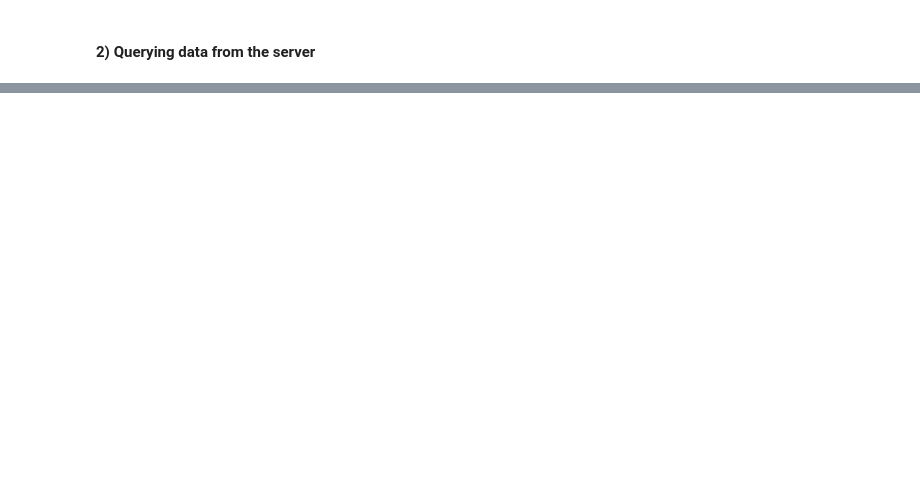
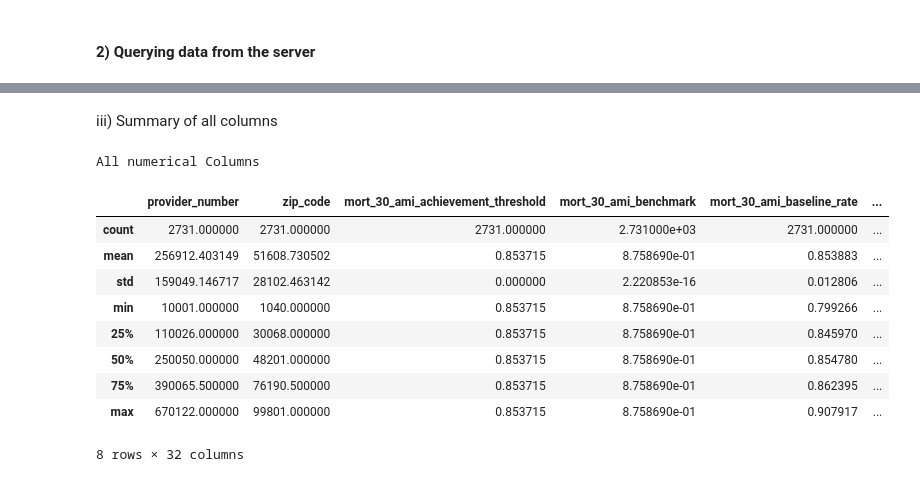
Before and after one commit to sobil-dalal/DAP_Project, a Jupyter notebook: Exploratory_Analysis_HVBP.ipynb, the cells around one changed output, grey strips where cells are left out. Cells and saved outputs as stored; diff of their text form; code cells hidden in the pictures; blank space fills up the shorter version.

```diff
--- a/Exploratory_Analysis_HVBP.ipynb
+++ b/Exploratory_Analysis_HVBP.ipynb
@@ -37,0 +72,17 @@ hvbp_df.corr()
+# %% [markdown]
+iii) Summary of all columns
+# %%
+print("All numerical Columns")
+hvbp_df.describe()
+# %% [output]
+All numerical Columns
+|  | provider_number | zip_code | mort_30_ami_achievement_threshold | mort_30_ami_benchmark | mort_30_ami_baseline_rate | ... |
+| count | 2731.000000 | 2731.000000 | 2731.000000 | 2.731000e+03 | 2731.000000 | ... |
+| mean | 256912.403149 | 51608.730502 | 0.853715 | 8.758690e-01 | 0.853883 | ... |
+| std | 159049.146717 | 28102.463142 | 0.000000 | 2.220853e-16 | 0.012806 | ... |
+| min | 10001.000000 | 1040.000000 | 0.853715 | 8.758690e-01 | 0.799266 | ... |
+| 25% | 110026.000000 | 30068.000000 | 0.853715 | 8.758690e-01 | 0.845970 | ... |
+| 50% | 250050.000000 | 48201.000000 | 0.853715 | 8.758690e-01 | 0.854780 | ... |
+| 75% | 390065.500000 | 76190.500000 | 0.853715 | 8.758690e-01 | 0.862395 | ... |
+| max | 670122.000000 | 99801.000000 | 0.853715 | 8.758690e-01 | 0.907917 | ... |
+8 rows × 32 columns
```
Also changed, not shown: parts of 19 cells of this notebook.
